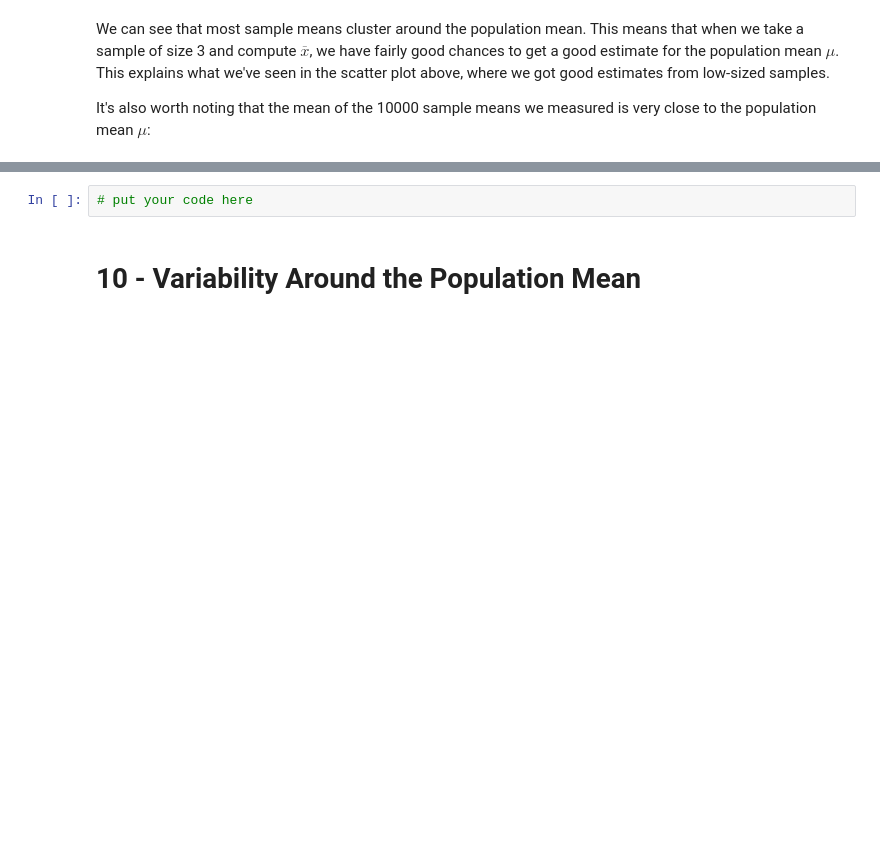
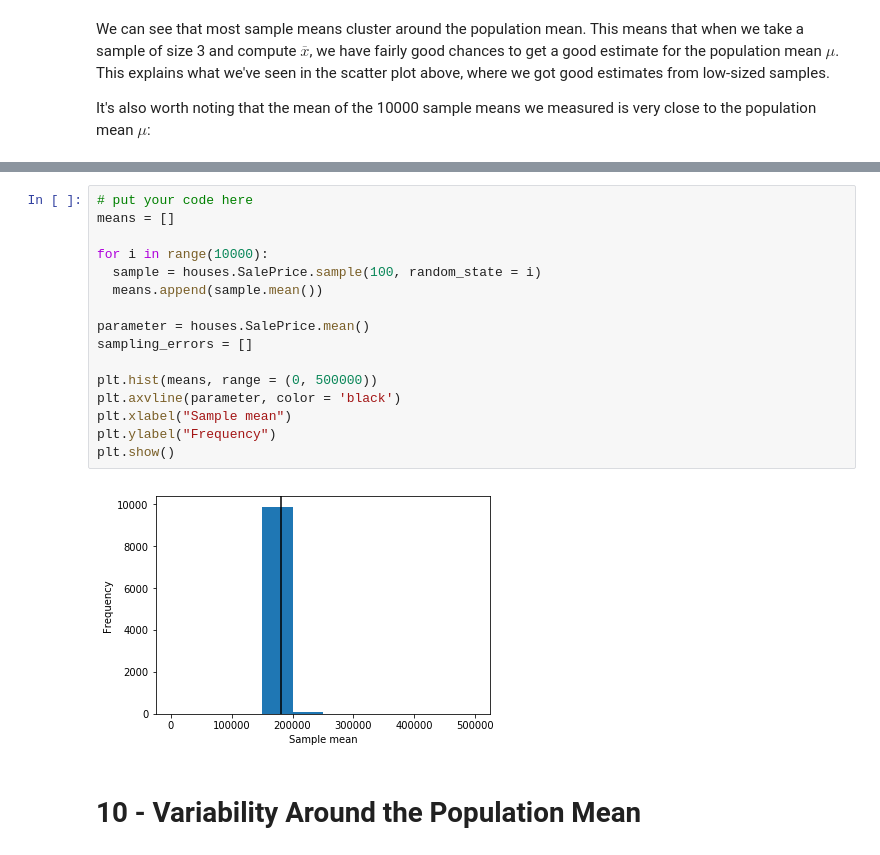
Before and after one commit to jancyaragao/-Probability_AverageStudy, a Jupyter notebook: Aula#16/Lesson_16_The_mean.ipynb, the cells around one changed output, grey strips where cells are left out. Cells and saved outputs as stored; diff of their text form; blank space fills up the shorter version.

```diff
--- a/Aula#16/Lesson_16_The_mean.ipynb
+++ b/Aula#16/Lesson_16_The_mean.ipynb
@@ -417,8 +518,24 @@ print(houses['SalePrice'].mean())
   - Label the x-axis "Sample mean".
   - Label the y-axis "Frequency".
   - Set the range of the x-axis to (0,500000). This is the same range as the histogram we built above has. Can you observe any obvious difference between the two histograms now that we've increased the sample size?
-# %%
-# put your code here
+# %%
+# put your code here
+means = []
+
+for i in range(10000):
+  sample = houses.SalePrice.sample(100, random_state = i)
+  means.append(sample.mean())
+
+parameter = houses.SalePrice.mean()
+sampling_errors = []
+
+plt.hist(means, range = (0, 500000))
+plt.axvline(parameter, color = 'black')
+plt.xlabel("Sample mean")
+plt.ylabel("Frequency")
+plt.show()
+# %% [output]
+[figure, added]
 # %% [markdown]
 # 10 - Variability Around the Population Mean
 # %% [markdown]
```
Also changed, not shown: parts of 14 cells of this notebook.
